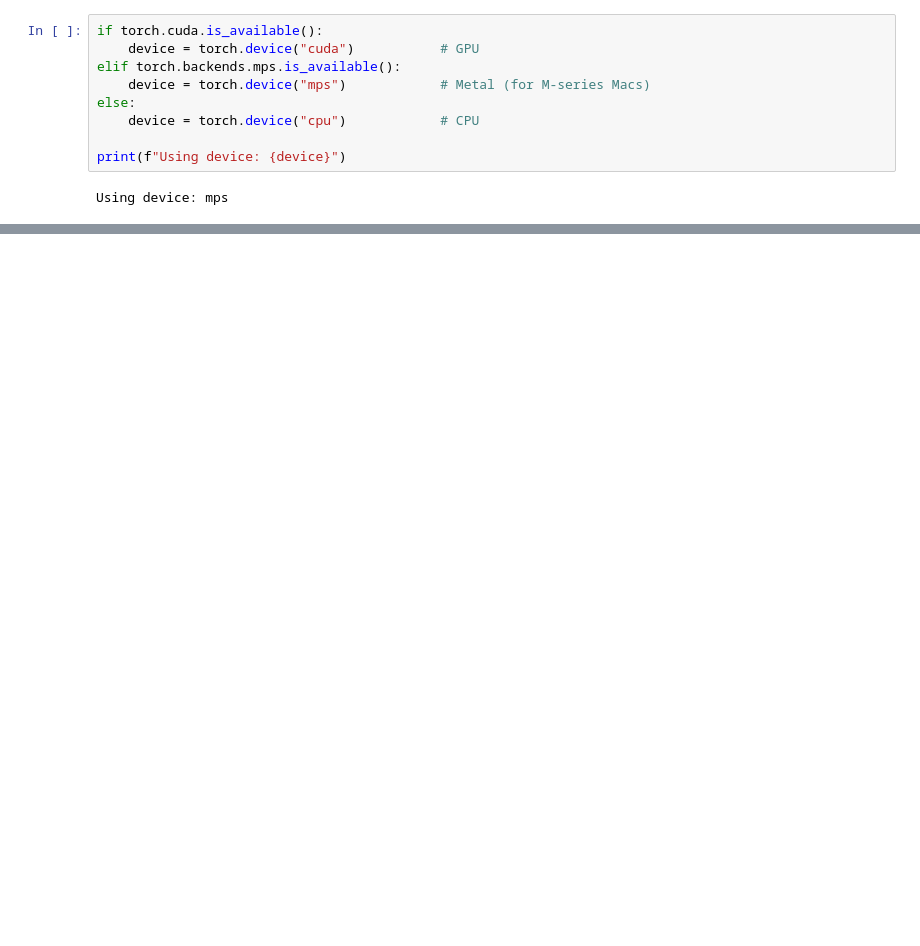
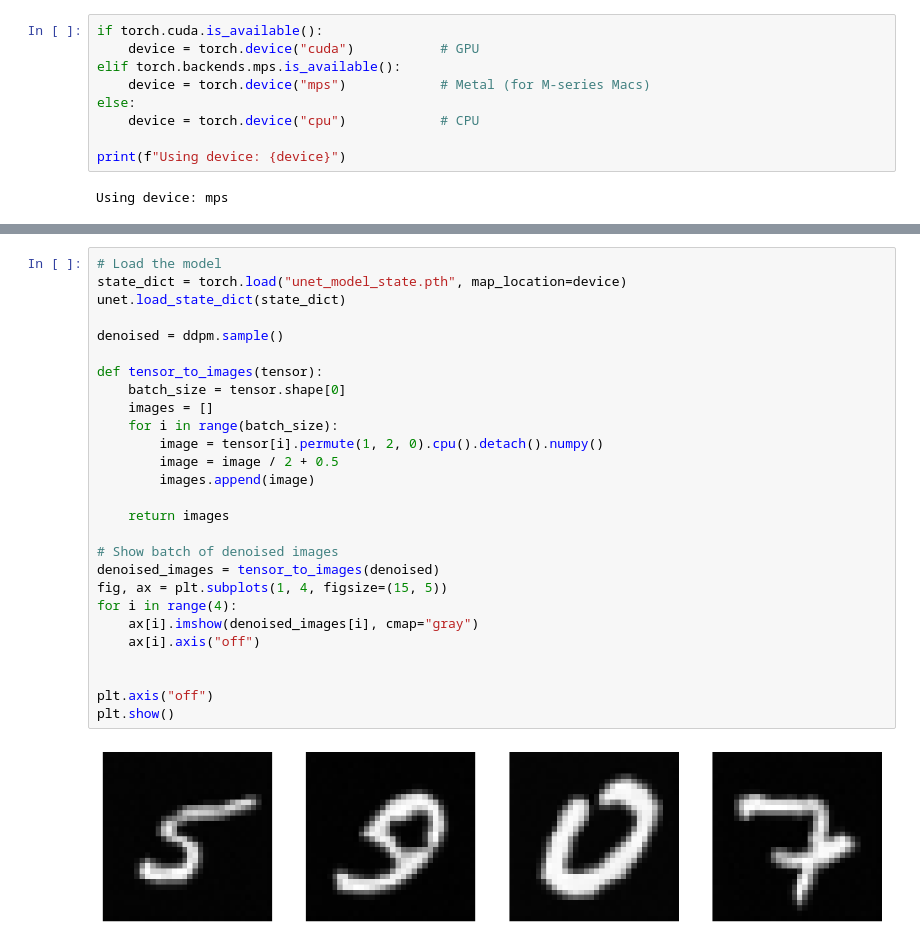
Before and after one commit to gregorysedykh/diffusion-models-in-depth, a Jupyter notebook: DMID.ipynb, the cells around one changed output, grey strips where cells are left out. Drawn from its saved outputs; the diff is of its cells as text; blank space fills up the shorter version.

```diff
--- a/DMID.ipynb
+++ b/DMID.ipynb
@@ -110,0 +86,29 @@ show_forward_process(img, [10, 100, 1000])
+# %%
+# Load the model
+state_dict = torch.load("unet_model_state.pth", map_location=device)
+unet.load_state_dict(state_dict)
+
+denoised = ddpm.sample()
+
+def tensor_to_images(tensor):
+    batch_size = tensor.shape[0]
+    images = []
+    for i in range(batch_size):
+        image = tensor[i].permute(1, 2, 0).cpu().detach().numpy()
+        image = image / 2 + 0.5
+        images.append(image)
+
+    return images
+
+# Show batch of denoised images
+denoised_images = tensor_to_images(denoised)
+fig, ax = plt.subplots(1, 4, figsize=(15, 5))
+for i in range(4):
+    ax[i].imshow(denoised_images[i], cmap="gray")
+    ax[i].axis("off")
+
+
+plt.axis("off")
+plt.show()
+# %% [output]
+[figure, added]
```
Also changed, not shown: parts of 3 cells of this notebook, 11 other files.
